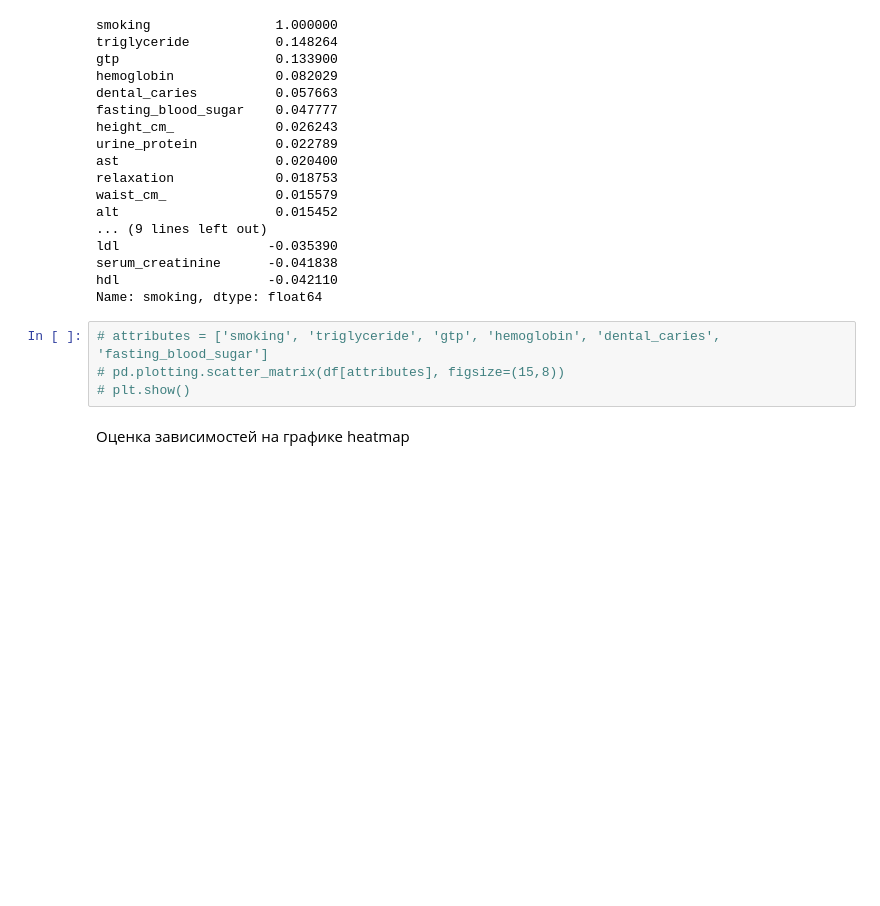
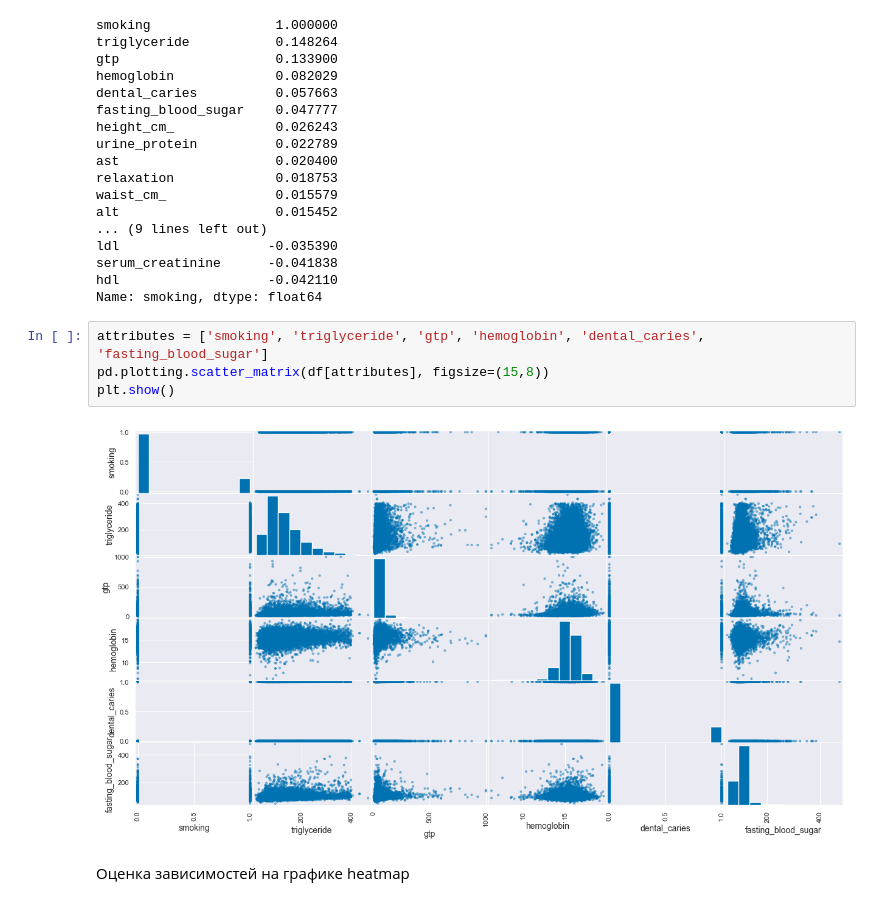
Before and after one commit to Zetis659/Data_Science_GM, a Jupyter notebook: Leopard_challenge_Classification/Leopard_challenge_Classification.ipynb, the cells around one changed output. Cells and saved outputs as stored; diff of their text form; blank space fills up the shorter version.

```diff
--- a/Leopard_challenge_Classification/Leopard_challenge_Classification.ipynb
+++ b/Leopard_challenge_Classification/Leopard_challenge_Classification.ipynb
@@ -389,9 +388,11 @@ serum_creatinine      -0.041838
 hdl                   -0.042110
 Name: smoking, dtype: float64
 # %%
-# attributes = ['smoking', 'triglyceride', 'gtp', 'hemoglobin', 'dental_caries', 'fasting_blood_sugar']
-# pd.plotting.scatter_matrix(df[attributes], figsize=(15,8))
-# plt.show()
+attributes = ['smoking', 'triglyceride', 'gtp', 'hemoglobin', 'dental_caries', 'fasting_blood_sugar']
+pd.plotting.scatter_matrix(df[attributes], figsize=(15,8))
+plt.show()
+# %% [output]
+[figure, added]
 # %% [markdown]
 Оценка зависимостей на графике heatmap
 # %%
```
Also changed, not shown: parts of 48 cells of this notebook, 47 other files.
